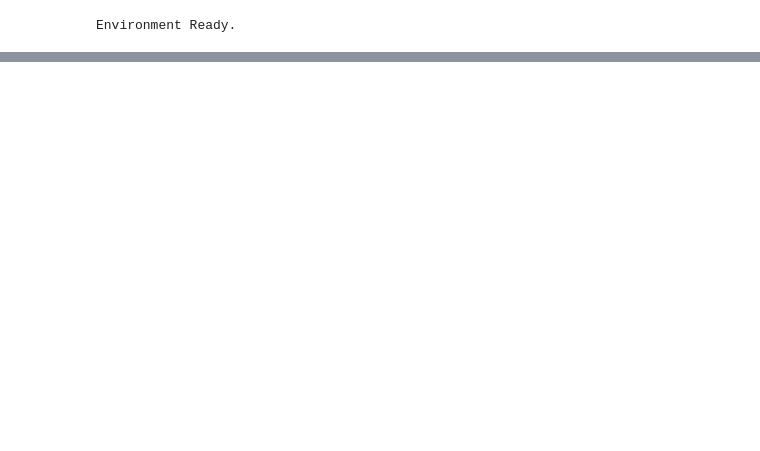
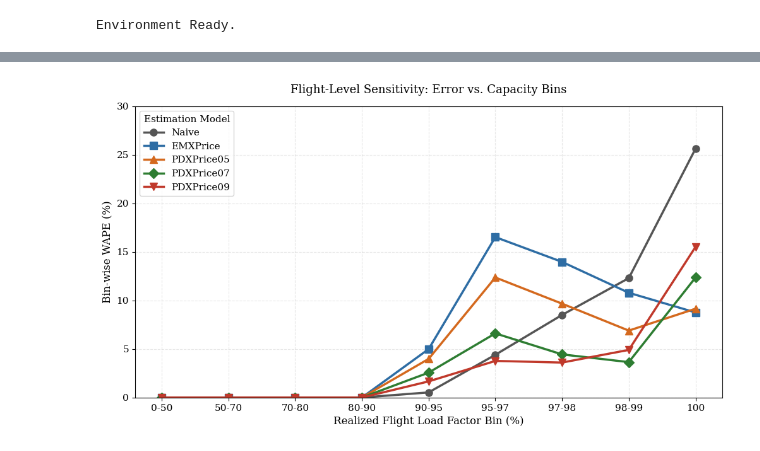
Before and after one commit to KorawutMing/AirCargoSynthesizedDataset, a Jupyter notebook: Unconstraining/flight_level_sensitivity.ipynb, the cells around one changed output, grey strips where cells are left out. Cells and saved outputs as stored; diff of their text form; code cells hidden in the pictures; blank space fills up the shorter version.

```diff
--- a/Unconstraining/flight_level_sensitivity.ipynb
+++ b/Unconstraining/flight_level_sensitivity.ipynb
@@ -98,0 +97,20 @@ The **PD + Price** model effectively 'compresses' the error cloud, showing its a
+# %%
+# Custom bins focusing on the edge cases
+bins = [0, 50, 70, 80, 90, 95, 97, 98, 99, 100]
+labels = ['0-50', '50-70', '70-80', '80-90', '90-95', '95-97', '97-98', '98-99', '100']
+
+df_clean['LF_Bin'] = pd.cut(df_clean['Realized_LF'], bins=bins, labels=labels, include_lowest=True)
+
+binned_results = []
+for bin_name, group in df_clean.groupby('LF_Bin'):
+    if len(group) == 0: continue
+    bin_metrics = {'Bin': bin_name, 'Count': len(group)}
+    sum_oracle = group['Total_Oracle_kg'].sum()
+    for m in MODELS:
+        sum_abs_err = np.sum(np.abs(group['Total_Oracle_kg'] - group[f'{m}_Total_Est_kg']))
+        wape = (sum_abs_err / sum_oracle) * 100 if sum_oracle > 0 else 0
+        bin_metrics[f'{m}_WAPE'] = wape
+    binned_results.append(bin_metrics)
+
+df_bins = pd.DataFrame(binned_results)
+display(df_bins)
@@ -98,0 +133,21 @@ The **PD + Price** model effectively 'compresses' the error cloud, showing its a
+# %%
+plt.figure(figsize=(12, 6))
+colors = {'Naive': '#555555', 'EMXPrice': '#2e6da4', 'PDXPrice05': '#d4691e', 'PDXPrice07': '#2e7d32', 'PDXPrice09': '#c0392b'}
+markers = {'Naive': 'o', 'EMXPrice': 's', 'PDXPrice05': '^', 'PDXPrice07': 'D', 'PDXPrice09': 'v'}
+
+for model in MODELS:
+    plt.plot(df_bins['Bin'], df_bins[f'{model}_WAPE'],
+             label=model, color=colors.get(model, 'black'),
+             marker=markers.get(model, 'x'), linewidth=2.5, markersize=8)
+
+plt.title('Flight-Level Sensitivity: Error vs. Capacity Bins', pad=15)
+plt.xlabel('Realized Flight Load Factor Bin (%)')
+plt.ylabel('Bin-wise WAPE (%)')
+plt.ylim(0, 30)
+plt.grid(True, alpha=0.3)
+plt.legend(title='Estimation Model', frameon=True)
+
+plt.savefig('fig1_flight_level_robustness_binned.pdf', bbox_inches='tight')
+plt.show()
+# %% [output]
+[figure, added]
```
Also changed, not shown: parts of 14 cells of this notebook, 19 other files.
